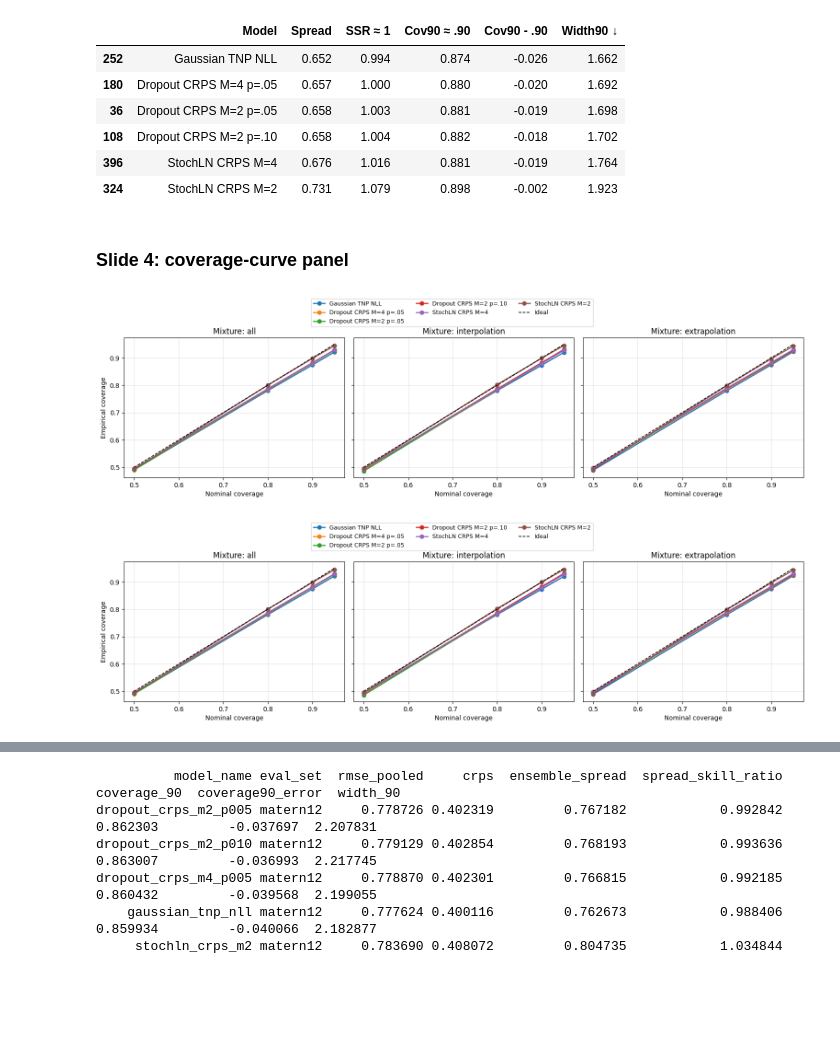
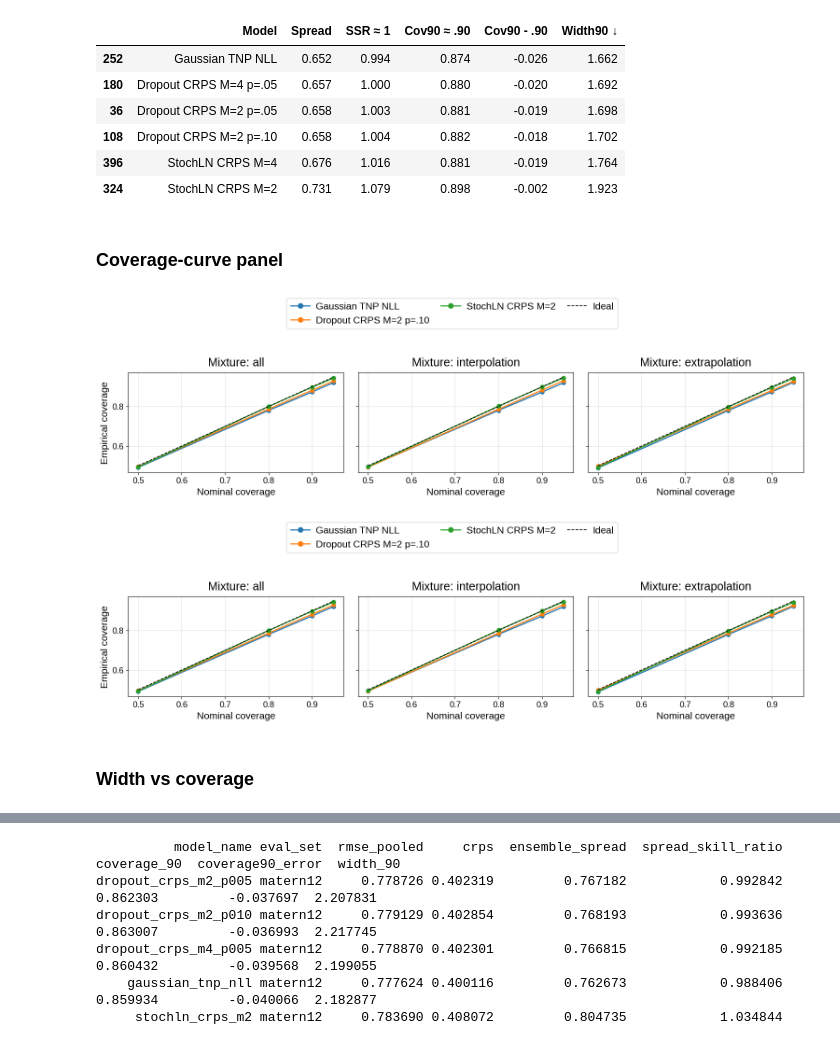
Before and after one commit to ijurk/tnp-crps, a Jupyter notebook: notebooks/dispersion_quicklook.ipynb, the cells around one changed output, grey strips where cells are left out. Cells and saved outputs as stored; diff of their text form; code cells hidden in the pictures; blank space fills up the shorter version.

```diff
--- a/notebooks/dispersion_quicklook.ipynb
+++ b/notebooks/dispersion_quicklook.ipynb
@@ -328,7 +328,7 @@ slide4_dispersion_table
 | 396 | StochLN CRPS M=4 | 0.676 | 1.016 | 0.881 | -0.019 | 1.764 |
 | 324 | StochLN CRPS M=2 | 0.731 | 1.079 | 0.898 | -0.002 | 1.923 |
 # %% [markdown]
-### Slide 4: coverage-curve panel
+### Coverage-curve panel
 # %%
 def plot_coverage_panel(
     df,
@@ -385,11 +385,12 @@ def plot_coverage_panel(
             linewidth=1.2,
             label="Ideal",
         )
-        ax.set_title(f"{EVAL_LABELS.get(eval_set, eval_set)}: {region}")
-        ax.set_xlabel("Nominal coverage")
+        ax.set_title(f"{EVAL_LABELS.get(eval_set, eval_set)}: {region}", fontsize=18, pad=10)
+        ax.set_xlabel("Nominal coverage", fontsize=15)
+        ax.tick_params(axis="both", labelsize=13)
         ax.grid(True, alpha=0.35)
 
-    axes[0].set_ylabel("Empirical coverage")
+    axes[0].set_ylabel("Empirical coverage", fontsize=15)
 
     # Collect legend entries from all panels, not just axes[0].
     handles = []
@@ -406,11 +407,16 @@ def plot_coverage_panel(
         by_label.keys(),
         loc="upper center",
         ncol=3,
-        fontsize=9,
-        bbox_to_anchor=(0.5, 1.08),
-    )
+        fontsize=15,
+        markerscale=1.25,
+        handlelength=2.0,
+        handletextpad=0.6,
+        columnspacing=1.2,
+        bbox_to_anchor=(0.5, 1.10),
+        frameon=True,
+        )
 
-    fig.tight_layout(rect=(0, 0, 1, 0.95))
+    fig.tight_layout(rect=(0, 0, 1, 0.84))
 
     if output_path is not None:
         output_path = Path(output_path)
@@ -422,24 +428,26 @@ def plot_coverage_panel(
 # %%
 SELECTED_FOR_CALIBRATION = [
     "gaussian_tnp_nll",
-    "dropout_crps_m4_p005",
-    "dropout_crps_m2_p005",
+    # "dropout_crps_m4_p005",
+    # "dropout_crps_m2_p005",
     "dropout_crps_m2_p010",
-    "stochln_crps_m4",
+    # "stochln_crps_m4",
     "stochln_crps_m2",
 ]
 
-coverage_panel_path = RESULT_DIR / "slide4_mixture_coverage_panel.png"
+coverage_panel_path = RESULT_DIR / "slide4_mixture_coverage_panel_poster.png"
 
 fig = plot_coverage_panel(
     metrics,
     eval_set="mixture",
     regions=("all", "interpolation", "extrapolation"),
     models=SELECTED_FOR_CALIBRATION,
     output_path=coverage_panel_path,
 )
 
 fig
 # %% [output]
-[figure, old version]
+[figure, new version]
-[figure, old version]
+[figure, new version]
+# %% [markdown]
+### Width vs coverage
```
Also changed, not shown: parts of 10 cells of this notebook, 5 other files.
